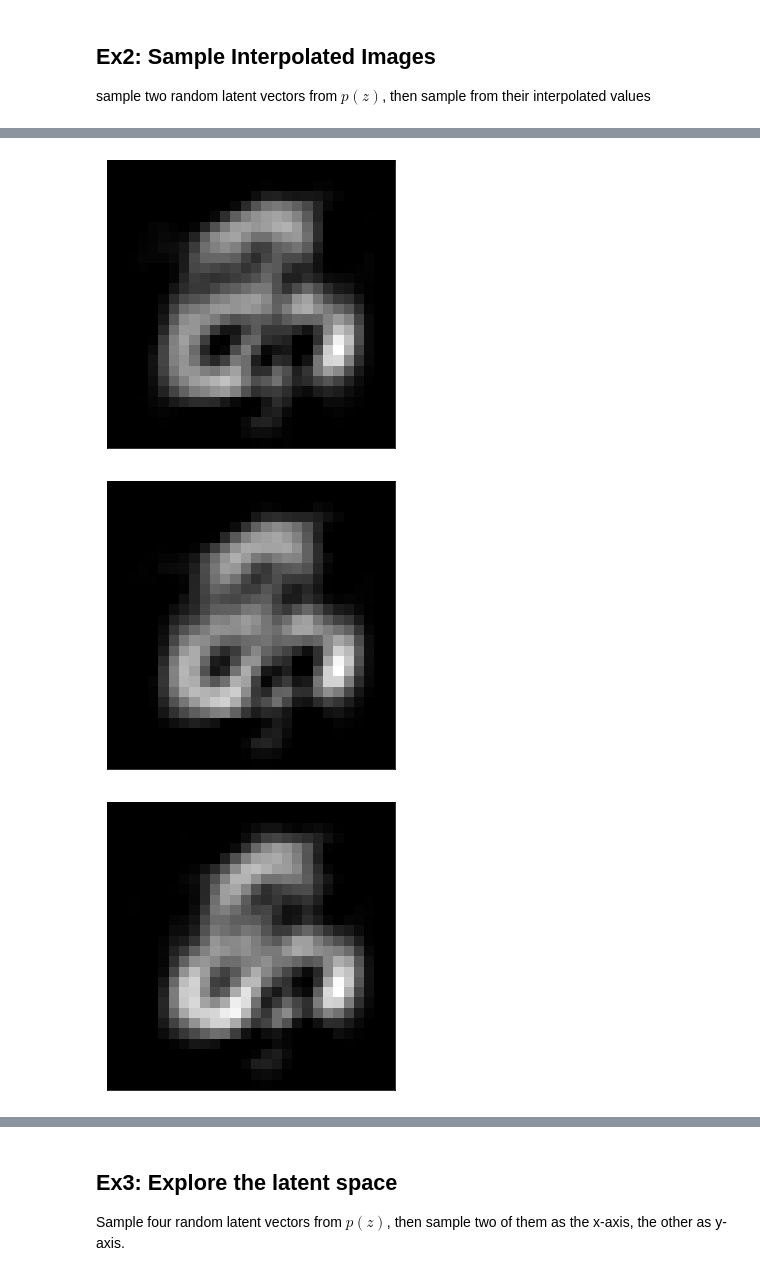
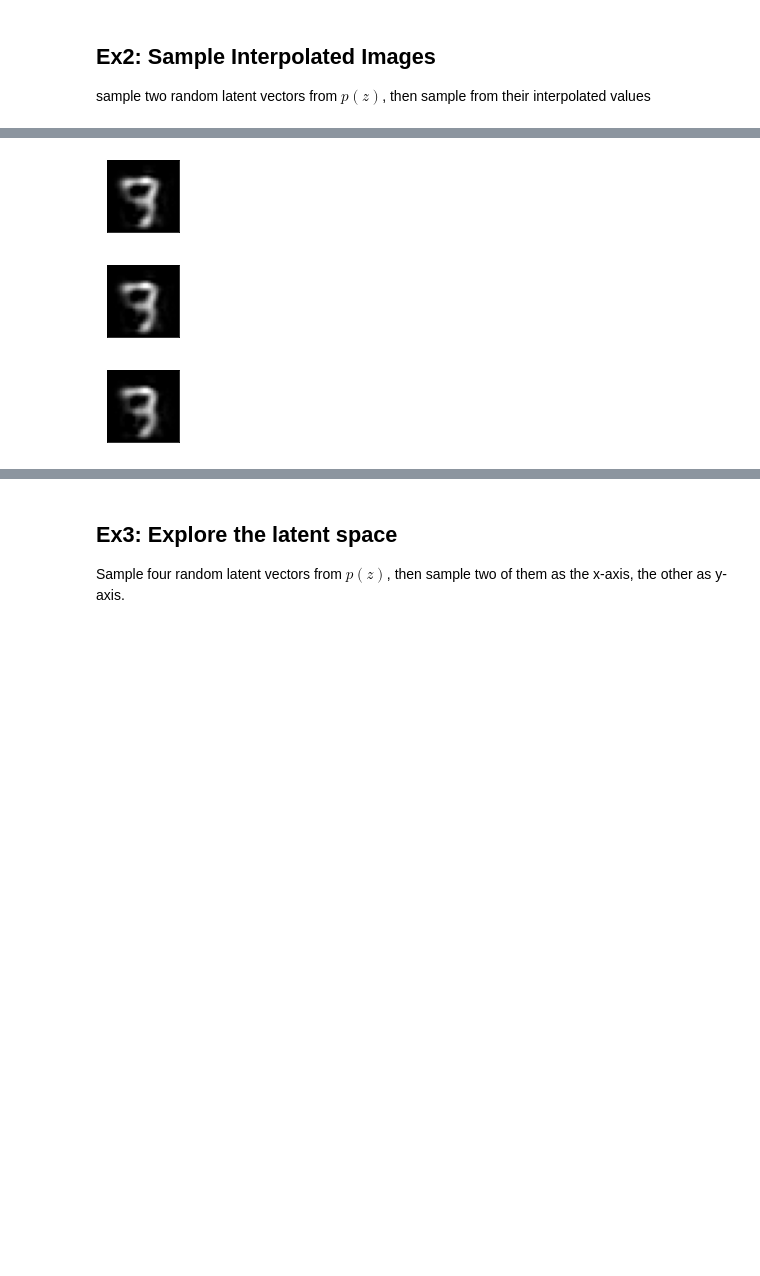
Before and after one commit to AlvinIsonomia/Generative-models-for-Pytorch1.0, a Jupyter notebook: Jupyter_Demos/MNIST_VariationalAutoEncoder.ipynb, the cells around one changed output, grey strips where cells are left out. Saved outputs shown, nothing was run; the diff lists cells and outputs as text; code cells hidden in the pictures; blank space fills up the shorter version.

```diff
--- a/Jupyter_Demos/MNIST_VariationalAutoEncoder.ipynb
+++ b/Jupyter_Demos/MNIST_VariationalAutoEncoder.ipynb
@@ -109,8 +109,8 @@ class Encoder(nn.Module):
             nn.Linear(784, 256),
             nn.LeakyReLU(0.2),
         )
-        self.mu = nn.Linear(256, 16)
-        self.log_var = nn.Linear(256,16)
+        self.mu = nn.Linear(256, 8)
+        self.log_var = nn.Linear(256,8)
 
     def forward(self, x):
         x = self.En(x)
@@ -124,7 +124,7 @@ class Decoder(nn.Module):
     def __init__(self):
         super(Decoder, self).__init__()
         self.De = nn.Sequential(
-            nn.Linear(16, 256),
+            nn.Linear(8, 256),
             nn.LeakyReLU(0.2),
             nn.Linear(256, 784),
         )
@@ -194,7 +194,7 @@ for epoch in tqdm(range(num_epoch)):
     if epoch % 10 == 0:
         VAE.eval()
         # sample z
-        z = torch.randn(batch_size, 16).to(device)
+        z = torch.randn(batch_size, 8).to(device)
 
         # sample x (i.e. imgs)
         sample = VAE.decoder(z)
@@ -255,7 +255,7 @@ $$ z \sim p(z),\quad x \sim p(x|z,\theta) $$
 PS: Just like we do in training phase per 10 epochs.
 # %%
 # sample z
-z = torch.randn(batch_size, 16).to(device)
+z = torch.randn(batch_size, 8).to(device)
 
 # sample x (i.e. imgs)
 sample = VAE.decoder(z)
@@ -277,8 +277,8 @@ sample two random latent vectors from $p(z)$,
         then sample from their interpolated values
 # %%
 # Sample 2 latent vectors
-z1 = torch.normal(torch.zeros(16), 1) # the first input is the tensor of Mean values
-z2 = torch.normal(torch.zeros(16), 1)
+z1 = torch.normal(torch.zeros(8), 1) # the first input is the tensor of Mean values
+z2 = torch.normal(torch.zeros(8), 1)
 
 # Interpolate within latent vectors
 
@@ -287,7 +287,7 @@ for alpha in np.linspace(0, 1, 10):
     sample = VAE.decoder(z)
     img = to_gray_img(sample)
     plt.close()
-    fig = plt.figure()
+    fig = plt.figure(figsize=(1,1))
     ax = fig.add_axes([0,0,1,1])
     ax.get_xaxis().set_visible(False)
     ax.get_yaxis().set_visible(False)
@@ -300,3 +300,3 @@ for alpha in np.linspace(0, 1, 10):
-[figure, old version]
+[figure, new version]
-[figure, old version]
+[figure, new version]
-[figure, old version]
+[figure, new version]
```
Also changed, not shown: parts of 5 cells of this notebook, 1 other file.
